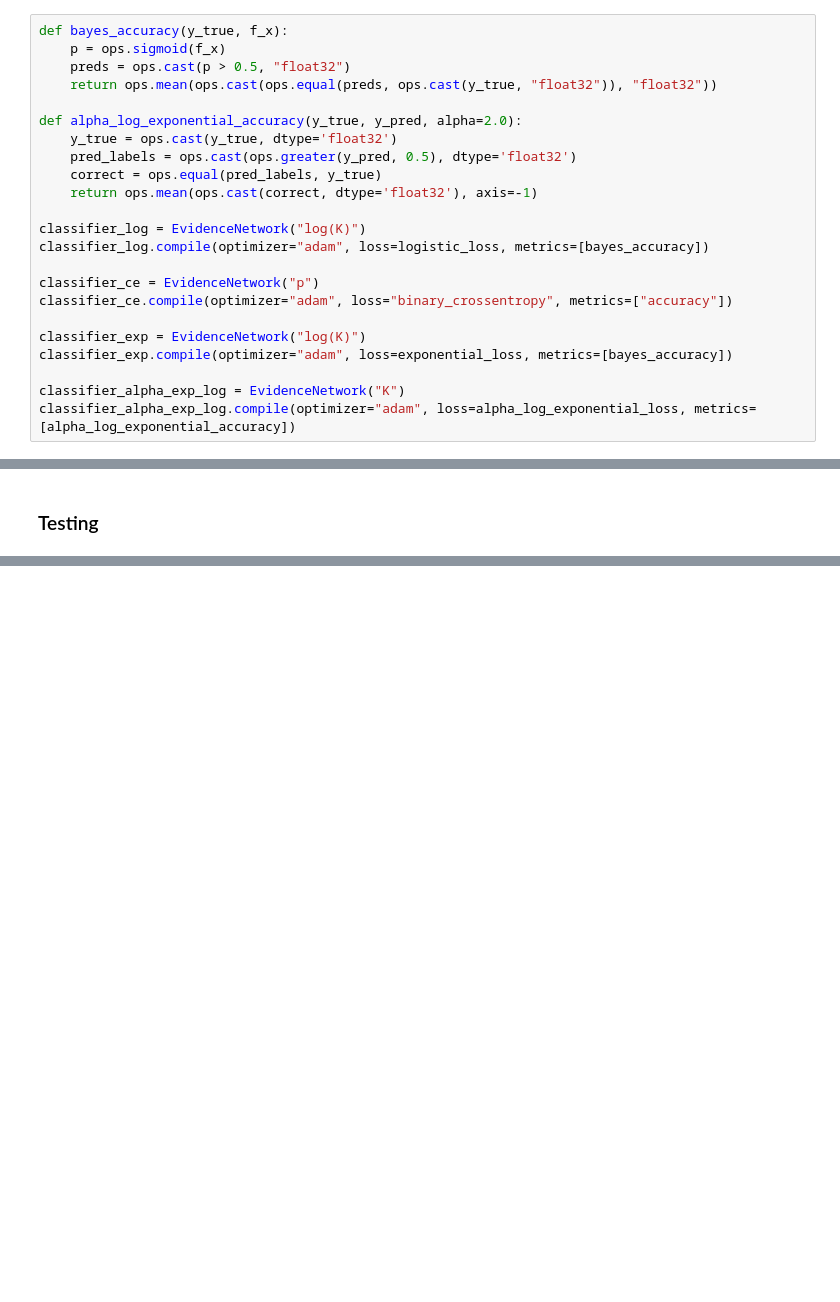
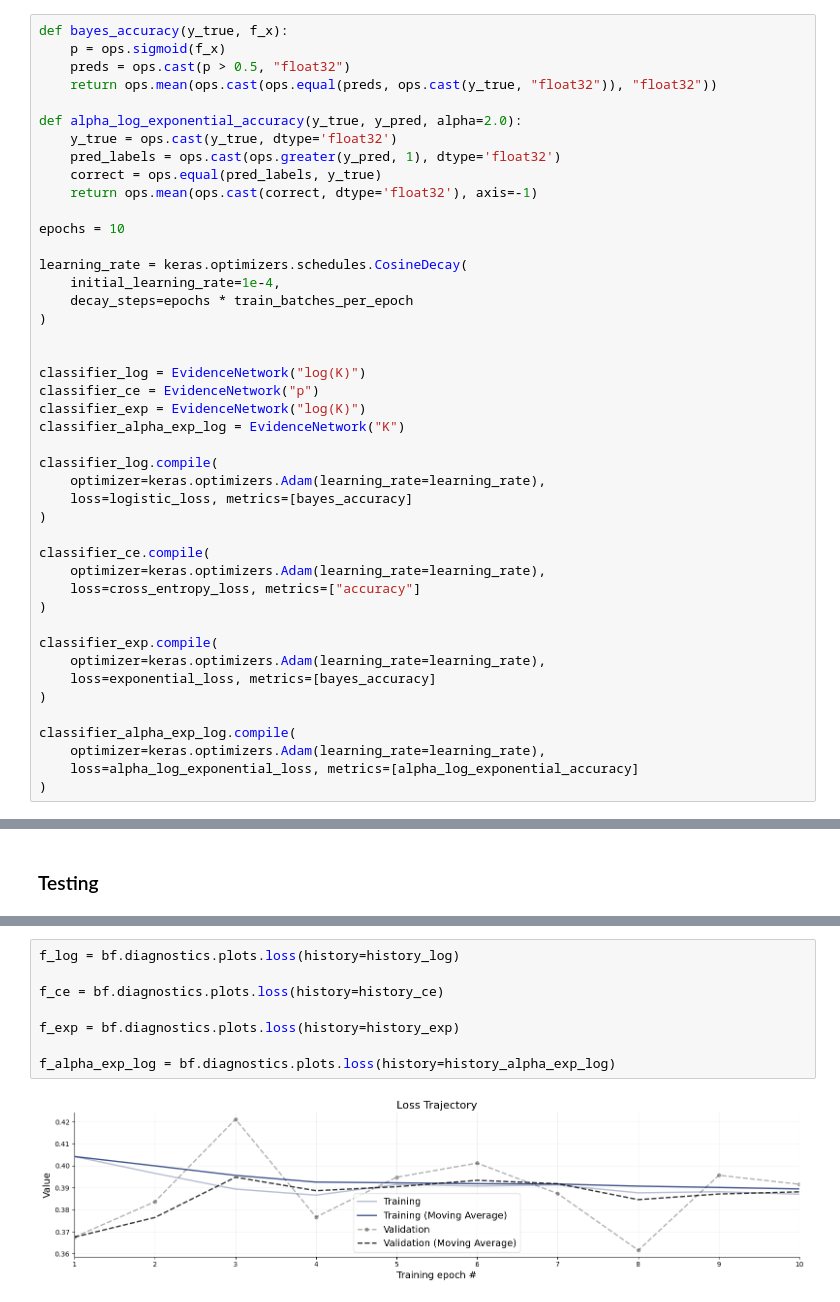
Before and after one commit to BenRodriguez1029/bayesflow-model-comparison, a Jupyter notebook: simple_classification_jax.ipynb, the cells around one changed output, grey strips where cells are left out. Saved outputs shown, nothing was run; the diff lists cells and outputs as text; blank space fills up the shorter version.

Commit message:
Initial commit

```diff
--- a/simple_classification_jax.ipynb
+++ b/simple_classification_jax.ipynb
@@ -123,21 +140,42 @@ def bayes_accuracy(y_true, f_x):
 
 def alpha_log_exponential_accuracy(y_true, y_pred, alpha=2.0):
     y_true = ops.cast(y_true, dtype='float32')
-    pred_labels = ops.cast(ops.greater(y_pred, 0.5), dtype='float32')
+    pred_labels = ops.cast(ops.greater(y_pred, 1), dtype='float32')
     correct = ops.equal(pred_labels, y_true)
     return ops.mean(ops.cast(correct, dtype='float32'), axis=-1)
 
+epochs = 10
+
+learning_rate = keras.optimizers.schedules.CosineDecay(
+    initial_learning_rate=1e-4,
+    decay_steps=epochs * train_batches_per_epoch
+)
+
+
 classifier_log = EvidenceNetwork("log(K)")
-classifier_log.compile(optimizer="adam", loss=logistic_loss, metrics=[bayes_accuracy])
+classifier_ce = EvidenceNetwork("p")
+classifier_exp = EvidenceNetwork("log(K)")
+classifier_alpha_exp_log = EvidenceNetwork("K")
 
-classifier_ce = EvidenceNetwork("p")
-classifier_ce.compile(optimizer="adam", loss="binary_crossentropy", metrics=["accuracy"])
+classifier_log.compile(
+    optimizer=keras.optimizers.Adam(learning_rate=learning_rate),
+    loss=logistic_loss, metrics=[bayes_accuracy]
+)
 
-classifier_exp = EvidenceNetwork("log(K)")
-classifier_exp.compile(optimizer="adam", loss=exponential_loss, metrics=[bayes_accuracy])
+classifier_ce.compile(
+    optimizer=keras.optimizers.Adam(learning_rate=learning_rate),
+    loss=cross_entropy_loss, metrics=["accuracy"]
+)
 
-classifier_alpha_exp_log = EvidenceNetwork("K")
-classifier_alpha_exp_log.compile(optimizer="adam", loss=alpha_log_exponential_loss, metrics=[alpha_log_exponential_accuracy])
+classifier_exp.compile(
+    optimizer=keras.optimizers.Adam(learning_rate=learning_rate),
+    loss=exponential_loss, metrics=[bayes_accuracy]
+)
+
+classifier_alpha_exp_log.compile(
+    optimizer=keras.optimizers.Adam(learning_rate=learning_rate),
+    loss=alpha_log_exponential_loss, metrics=[alpha_log_exponential_accuracy]
+)
 # %% [markdown]
 ### Training
 # %%
@@ -276,0 +342,10 @@ Model 1 accuracy: 0.00% (0/500)
+# %%
+f_log = bf.diagnostics.plots.loss(history=history_log)
+
+f_ce = bf.diagnostics.plots.loss(history=history_ce)
+
+f_exp = bf.diagnostics.plots.loss(history=history_exp)
+
+f_alpha_exp_log = bf.diagnostics.plots.loss(history=history_alpha_exp_log)
+# %% [output]
+[figure, added]
```
Also changed, not shown: parts of 13 cells of this notebook.
